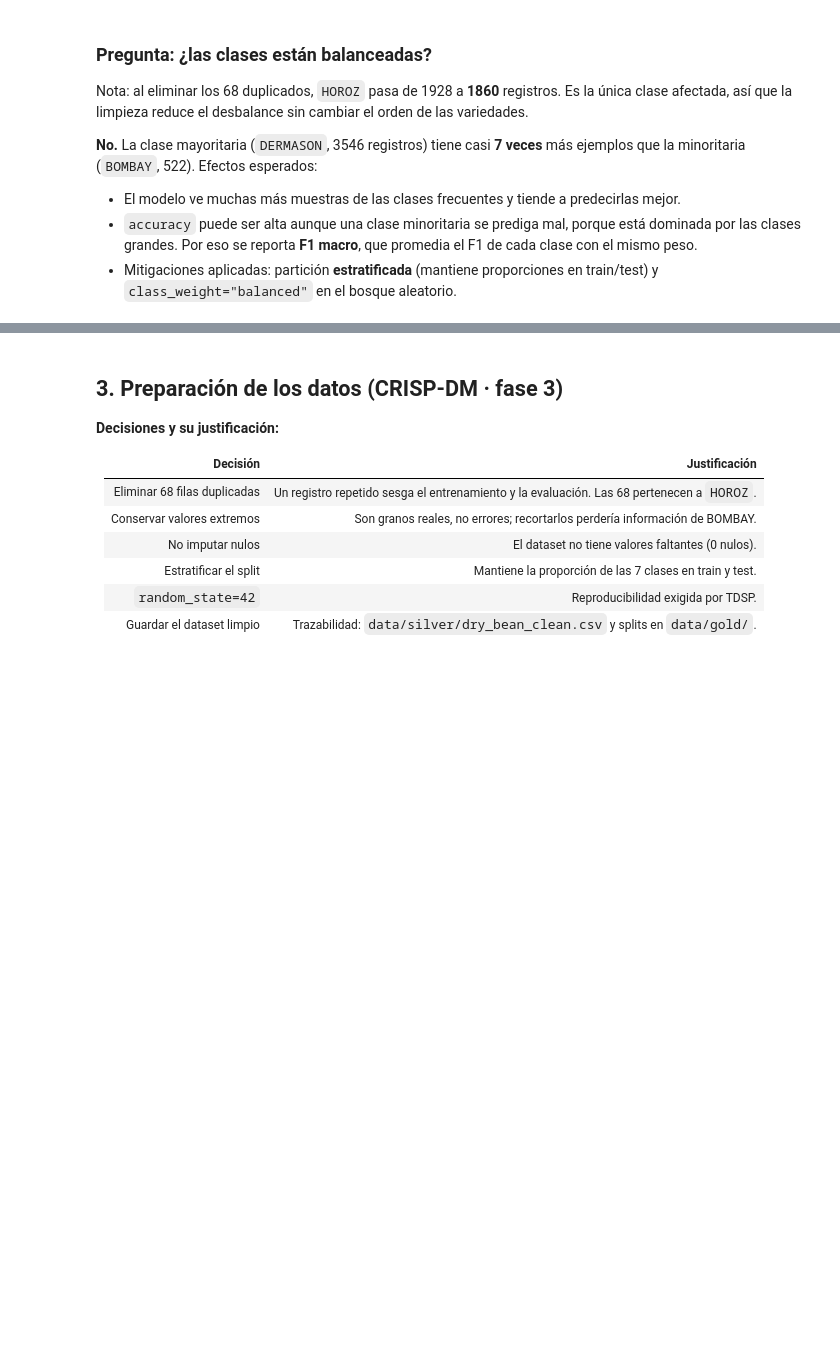
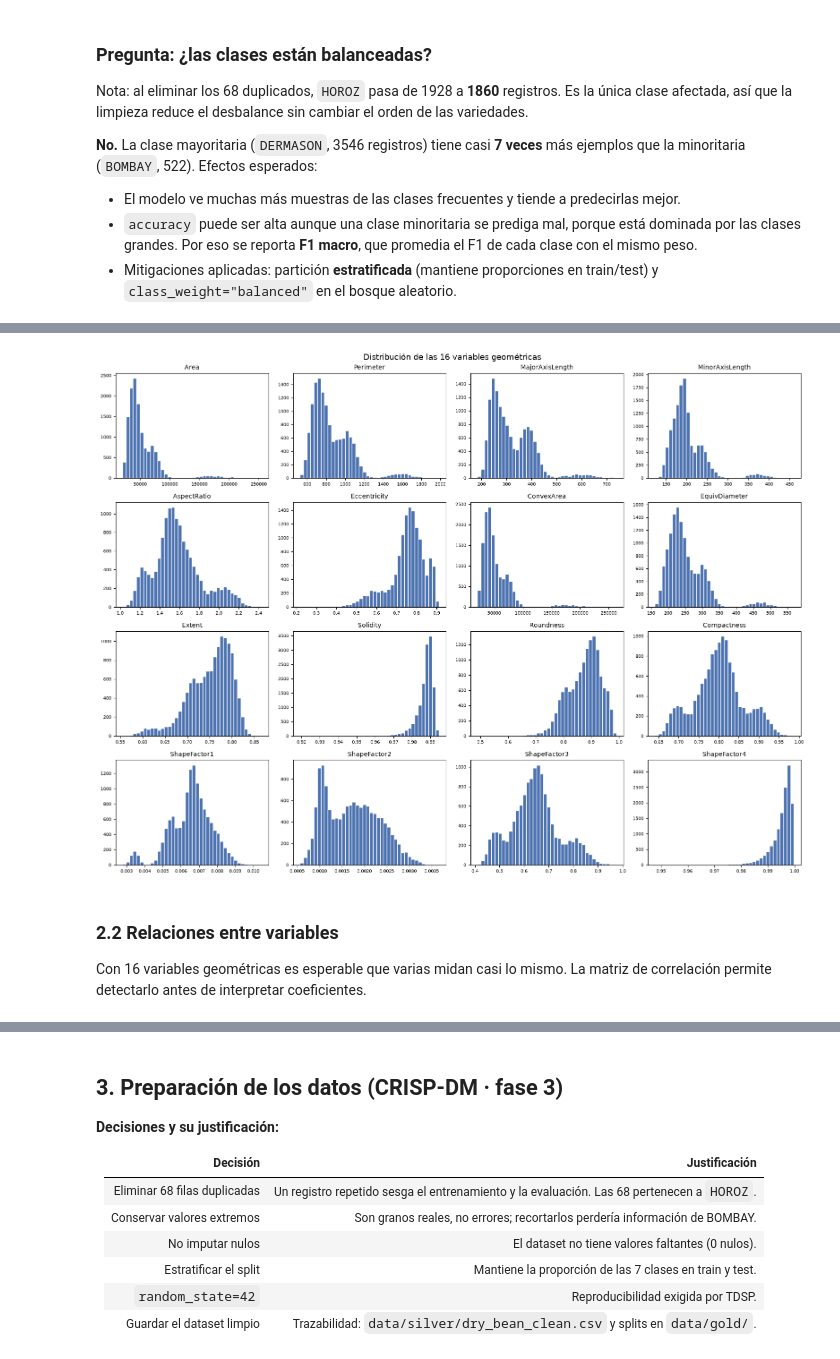
Before and after one commit to markodavid/taller1, a Jupyter notebook: notebooks/01_laboratorio_drybean.ipynb, the cells around one changed output, grey strips where cells are left out. Saved outputs shown, nothing was run; the diff lists cells and outputs as text; code cells hidden in the pictures; blank space fills up the shorter version.

```diff
--- a/notebooks/01_laboratorio_drybean.ipynb
+++ b/notebooks/01_laboratorio_drybean.ipynb
@@ -211,0 +220,6 @@ que la minoritaria (`BOMBAY`, 522). Efectos esperados:
+# %%
+df_eda, _ = data.remove_duplicates(df)
+feature_columns = [column for column in df_eda.columns if column != TARGET_COLUMN]
+
+numeric_profile = eda.numeric_profile(df_eda, feature_columns)
+numeric_profile
@@ -211,0 +270,10 @@ que la minoritaria (`BOMBAY`, 522). Efectos esperados:
+# %%
+figure = eda.plot_feature_histograms(df_eda, feature_columns)
+plt.show()
+# %% [output]
+[figure, added]
+# %% [markdown]
+### 2.2 Relaciones entre variables
+
+Con 16 variables geométricas es esperable que varias midan casi lo mismo. La matriz de
+correlación permite detectarlo antes de interpretar coeficientes.
```
Also changed, not shown: parts of 15 cells of this notebook, 18 other files.
